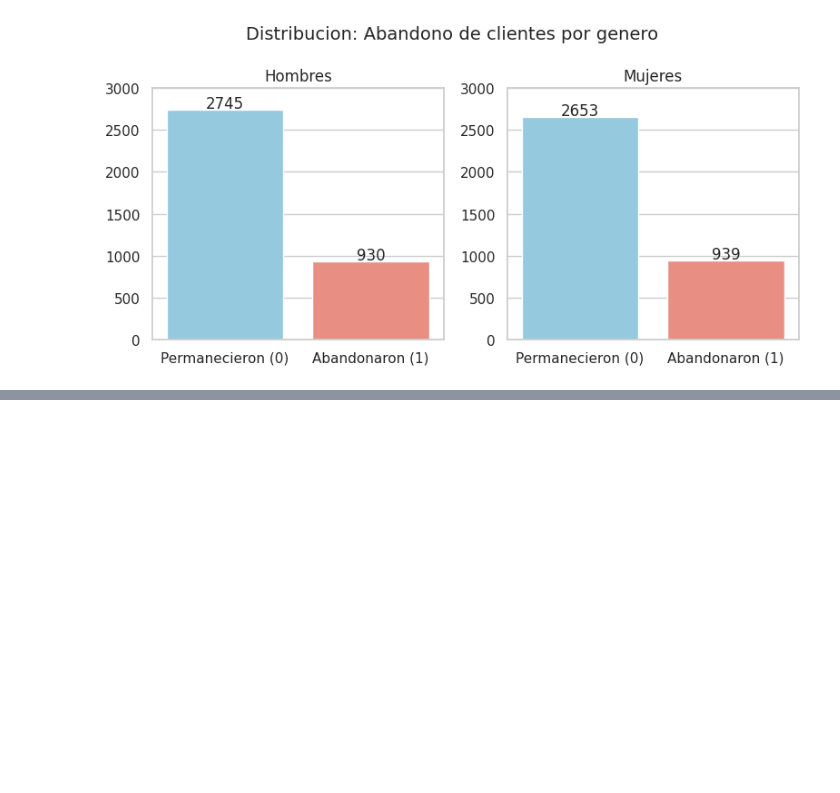
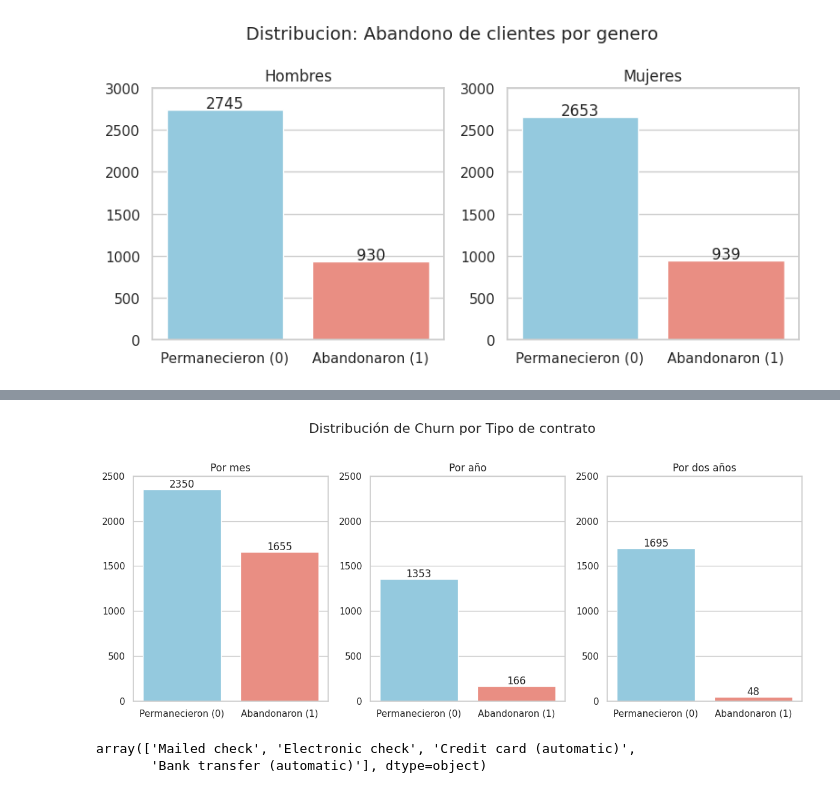
Before and after one commit to clavandera/TelecomX, a Jupyter notebook: ChallengeTelecom.ipynb, the cells around one changed output, grey strips where cells are left out. Cells and saved outputs as stored; diff of their text form; code cells hidden in the pictures; blank space fills up the shorter version.

```diff
--- a/ChallengeTelecom.ipynb
+++ b/ChallengeTelecom.ipynb
@@ -423,0 +466,39 @@ plt.show()
+# %%
+anio = df_final[df_final['Contract'] == 'One year']['Churn'].value_counts()
+mes = df_final[df_final['Contract'] == 'Month-to-month']['Churn'].value_counts()
+anios2= df_final[df_final['Contract'] == 'Two year']['Churn'].value_counts()
+# %%
+sns.set(style="whitegrid")
+fig, axs = plt.subplots(1, 3, figsize=(12, 5))
+plt.suptitle('Distribución de Churn por Tipo de contrato', fontsize=16, y=1.02)
+
+def plot_churn(data, ax, title):
+    sns.barplot(
+        x=data.index,
+        y=data.values,
+        hue=data.index,
+        palette=["skyblue", "salmon"],
+        legend=False,
+        ax=ax
+    )
+    ax.set_title(title)
+    ax.set_xlabel('')
+    ax.set_xticks([0,1])
+    ax.set_xticklabels(['Permanecieron (0)', 'Abandonaron (1)'])
+    ax.set_ylim(0, 2500)
+    for i, count in enumerate(data.values):
+        ax.text(i, count+20, str(count), ha='center')
+
+plot_churn(mes, axs[0], 'Por mes')
+plot_churn(anio, axs[1], 'Por año')
+plot_churn(anios2, axs[2], 'Por dos años')
+
+plt.tight_layout()
+plt.show()
+# %% [output]
+[figure, added]
+# %%
+df_final['PaymentMethod'].unique()
+# %% [output]
+array(['Mailed check', 'Electronic check', 'Credit card (automatic)',
+       'Bank transfer (automatic)'], dtype=object)
```
Also changed, not shown: parts of 12 cells of this notebook.
